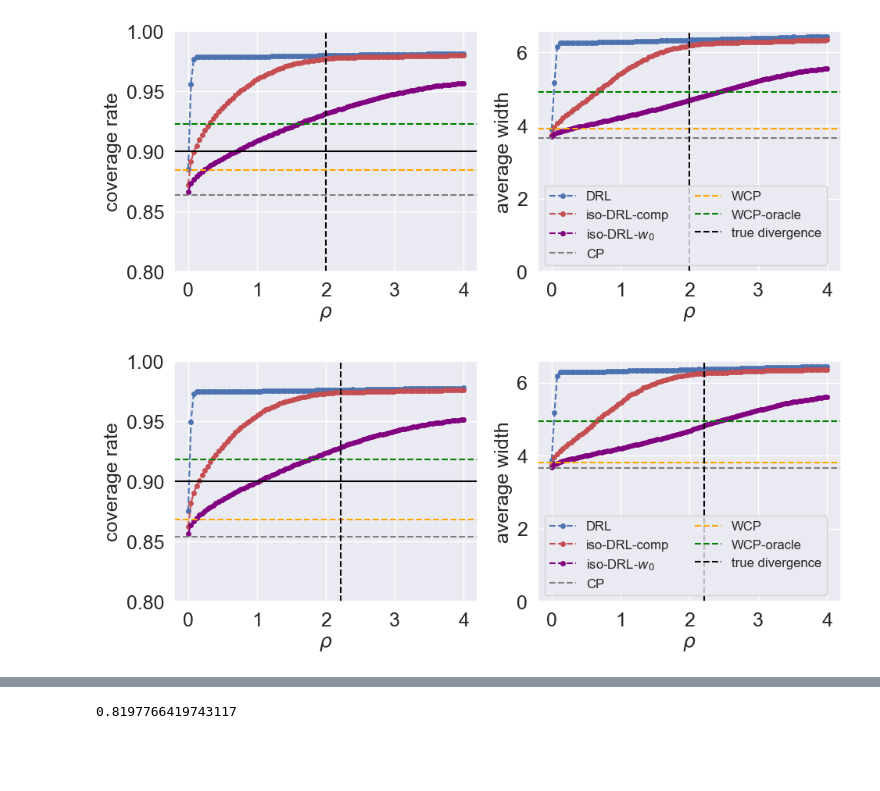
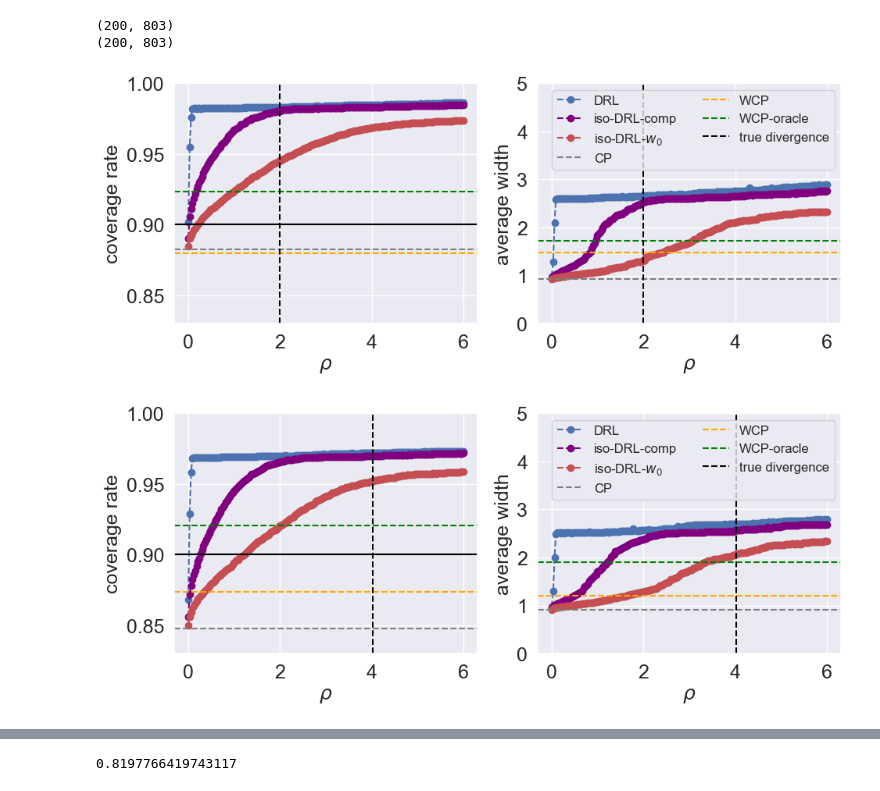
Before and after one commit to yugjerry/iso-DRL, a Jupyter notebook: plot.ipynb, the cells around one changed output, grey strips where cells are left out. Cells and saved outputs as stored; diff of their text form; code cells hidden in the pictures; blank space fills up the shorter version.

```diff
--- a/plot.ipynb
+++ b/plot.ipynb
@@ -46,9 +46,9 @@ plt.rc('figure', titlesize=BIGGER_SIZE)  # fontsize of the figure title
 # %%
 n1, n2 = 1000, 500
 repN = 1000
-d = 5
+d = 20
 mu_shift = 2.0
 alpha = 0.1
 f_div = 'kl'
 mis = True
-t_seq = [0.0, 0.25]
+t_seq = [0.0, 6.0]
@@ -134,12 +145,13 @@ for t_idx in t_seq:
 
     rho_mean = rho_hat_df.mean()
     rho_se = np.sqrt(rho_hat_df.var())
-    ax.errorbar(n_seq, rho_mean, yerr=rho_se, fmt='o--', color='black', ecolor='darkgray', elinewidth=4, capsize=0)
-    ax.set_xlabel(r'$n_{pre}$')
+    ax.plot(n_seq, rho_mean, 'o--', color='black')
+#     ax.errorbar(n_seq, rho_mean, yerr=rho_se, fmt='o--', color='black', ecolor='darkgray', elinewidth=4, capsize=0)
+    ax.set_xlabel(r'$n_{\rm pre}$')
     ax.set_ylabel(r'$D_{KL}(P^{target}||\hat{P})$')
 
     ylim_rho = rho_mean.max() + rho_se.max()
-    ax.set_ylim((0,ylim_rho*1.2))
+    ax.set_ylim((0,ylim_rho))
     plot_dir_rho = './plot/kl_%s_%s_%s_%s.pdf'%(repN,mu_shift,t_idx,mis)
     plt.savefig(plot_dir_rho, bbox_inches='tight')
 # %% [output]
@@ -152,15 +164,24 @@ for t_idx in t_seq:
 # %%
+repN = 200
 setting = "rho"
-pre_rt = 0.1
-rho_seq = np.linspace(0.002, 4, 100)
+n_pre = 50
+# rho_seq = np.linspace(0.002, 4, 100)
+rho_seq = np.linspace(0.002, 6, 200)
+other_order = True
+
 for t_idx in t_seq:
-    file_dir1 = './result/result/cov_%s_%s_%s_%s_%s_%s_%s_%s_%s.csv'% (n1,n2,repN,f_div,pre_rt,mu_shift,t_idx,mis,setting)
-    file_dir2 = './result/result/len_%s_%s_%s_%s_%s_%s_%s_%s_%s.csv'% (n1,n2,repN,f_div,pre_rt,mu_shift,t_idx,mis,setting)
-    plot_dir = './plot/plot_rho_%s_%s_%s_%s_%s_%s_%s_%s_%s.pdf'% (n1,n2,repN,f_div,pre_rt,mu_shift,t_idx,mis,setting)
+    file_dir1 = './result/result_1/cov_%s_%s_%s_%s_%s_%s_%s_%s_%s_%s.csv'% (n1,n2,d,repN,f_div,n_pre,mu_shift,t_idx,mis,setting)
+    file_dir2 = './result/result_1/len_%s_%s_%s_%s_%s_%s_%s_%s_%s_%s.csv'% (n1,n2,d,repN,f_div,n_pre,mu_shift,t_idx,mis,setting)
+    if other_order:
+        plot_dir = './plot/plot_rho_%s_%s_%s_%s_%s_%s_%s_%s_%s_%s_order.pdf'% (n1,n2,d,repN,f_div,n_pre,mu_shift,t_idx,mis,setting)
+    else:
+        plot_dir = './plot/plot_rho_%s_%s_%s_%s_%s_%s_%s_%s_%s_%s.pdf'% (n1,n2,d,repN,f_div,n_pre,mu_shift,t_idx,mis,setting)
     df_cov = pd.read_csv(file_dir1)
     df_len = pd.read_csv(file_dir2)
 
-    rho_star = 0.5 * ((mu_shift**2) + d * t_idx - np.log(1 + t_idx*d))
+    print(df_cov.shape)
+
+    rho_star = 0.5*((mu_shift)**2 + t_idx - np.log(1+t_idx))
 
     os.makedirs(os.path.dirname(plot_dir), exist_ok=True)
 
@@ -169,49 +190,64 @@ for t_idx in t_seq:
     cov_wt_oracle = np.mean(df_cov.to_numpy()[:,2])
     len_0 = np.mean(df_len.to_numpy()[:,0])
     len_wt = np.mean(df_len.to_numpy()[:,1])
     len_wt_oracle = np.mean(df_len.to_numpy()[:,2])
 
 
     cov_dro = np.mean(df_cov.to_numpy()[:,3:(3+len(rho_seq))], axis=0)
-    cov_isodro = np.mean(df_cov.to_numpy()[:,(3+len(rho_seq)):(3+2*len(rho_seq))], axis=0)
-    cov_isodro1 = np.mean(df_cov.to_numpy()[:,(3+2*len(rho_seq)):(3+3*len(rho_seq))], axis=0)
-    cov_rob = np.mean(df_cov.to_numpy()[:,(3+3*len(rho_seq)):(3+4*len(rho_seq))], axis=0)
+
+    if other_order:
+        cov_isodro = np.mean(df_cov.to_numpy()[:,(3+len(rho_seq)):(3+2*len(rho_seq))], axis=0)
+        cov_isodro1 = np.mean(df_cov.to_numpy()[:,(3+2*len(rho_seq)):(3+3*len(rho_seq))], axis=0)
+#     cov_rob = np.mean(df_cov.to_numpy()[:,(3+3*len(rho_seq)):(3+4*len(rho_seq))], axis=0)
+    else:
+        cov_isodro = np.mean(df_cov.to_numpy()[:,(3+2*len(rho_seq)):(3+3*len(rho_seq))], axis=0)
 
     len_dro = np.mean(df_len.to_numpy()[:,3:(3+len(rho_seq))], axis=0)
-    len_isodro = np.mean(df_len.to_numpy()[:,(3+len(rho_seq)):(3+2*len(rho_seq))], axis=0)
-    len_isodro1 = np.mean(df_len.to_numpy()[:,(3+2*len(rho_seq)):(3+3*len(rho_seq))], axis=0)
-    len_rob = np.mean(df_len.to_numpy()[:,(3+3*len(rho_seq)):(3+4*len(rho_seq))], axis=0)
+    if other_order:
+        len_isodro = np.mean(df_len.to_numpy()[:,(3+len(rho_seq)):(3+2*len(rho_seq))], axis=0)
+        len_isodro1 = np.mean(df_len.to_numpy()[:,(3+2*len(rho_seq)):(3+3*len(rho_seq))], axis=0)
+#     len_rob = np.mean(df_len.to_numpy()[:,(3+3*len(rho_seq)):(3+4*len(rho_seq))], axis=0)
+    else:
+        len_isodro = np.mean(df_len.to_numpy()[:,(3+2*len(rho_seq)):(3+3*len(rho_seq))], axis=0)
 
     fig, ax = plt.subplots(1,2,figsize=(11,4))
-    ax[0].plot(rho_seq, cov_dro, 'bo--', markersize=4, label='DRL')
+    ax[0].plot(rho_seq, cov_dro, 'bo--', markersize=6, label='DRL')
 #     ax[0].plot(rho_seq, cov_rob, c='lightseagreen', linestyle='--', marker='o', markersize=4, label=r'RCP')
-    ax[0].plot(rho_seq, cov_isodro, 'ro--', markersize=4, label='iso-DRL-comp')
-    ax[0].plot(rho_seq, cov_isodro1, c='purple', linestyle='--', marker='o', markersize=4, label=r'iso-DRL-$w_0$')
-    ax[0].set_ylim((0.8,1))
+    if other_order:
+        ax[0].plot(rho_seq, cov_isodro, c='purple', linestyle='--', marker='o', markersize=6, label='iso-DRL-comp')
+        ax[0].plot(rho_seq, cov_isodro1, 'ro--', markersize=6, label=r'iso-DRL-$w_0$')
+    else:
+        ax[0].plot(rho_seq, cov_isodro, 'ro--', marker='o', markersize=6, label=r'iso-DRL-$w_0$')
+    ax[0].set_ylim((0.83,1))
     ax[0].set_ylabel('coverage rate')
     ax[0].set_xlabel(r'$\rho$')
     ax[0].axhline(y=cov_0, c='gray', linestyle='--', label='CP')
     ax[0].axhline(y=cov_wt, c='orange', linestyle='--', label='WCP')
     ax[0].axhline(y=cov_wt_oracle, c='green', linestyle='--', label='WCP-oracle')
     ax[0].axhline(y=1-alpha, c='black', linestyle='-')
     ax[0].axvline(x=rho_star, c='black', linestyle='--', label='true divergence')
 
-    ax[1].plot(rho_seq, len_dro, 'bo--', markersize=4, label='DRL')
+    ax[1].plot(rho_seq, len_dro, 'bo--', markersize=6, label='DRL')
 #     ax[1].plot(rho_seq, len_rob, c='lightseagreen', linestyle='--', marker='o', markersize=4, label=r'RCP')
-    ax[1].plot(rho_seq, len_isodro, 'ro--', markersize=4, label='iso-DRL-comp')
-    ax[1].plot(rho_seq, len_isodro1, c='purple', linestyle='--', marker='o', markersize=4, label=r'iso-DRL-$w_0$')
+    if other_order:
+        ax[1].plot(rho_seq, len_isodro, c='purple', linestyle='--', marker='o', markersize=6, label='iso-DRL-comp')
+        ax[1].plot(rho_seq, len_isodro1, 'ro--', markersize=6, label=r'iso-DRL-$w_0$')
+    else:
+        ax[1].plot(rho_seq, len_isodro, 'ro--', marker='o', markersize=6, label=r'iso-DRL-$w_0$')
     ax[1].axhline(y=len_0, c='gray', linestyle='--', label='CP')
     ax[1].axhline(y=len_wt, c='orange', linestyle='--', label='WCP')
     ax[1].axhline(y=len_wt_oracle, c='green', linestyle='--', label='WCP-oracle')
     ax[1].axvline(x=rho_star, c='black', linestyle='--', label='true divergence')
-    ax[1].set_ylim(bottom=0)
+    ax[1].set_ylim((0,5))
     ax[1].set_ylabel('average width')
     ax[1].set_xlabel(r'$\rho$')
     ax[1].legend(loc='best', ncol=2, prop={'size': 12})
     plt.savefig(plot_dir, bbox_inches='tight')
 # %% [output]
+(200, 803)
+(200, 803)
-[figure, old version]
+[figure, new version]
-[figure, old version]
+[figure, new version]
 # %%
 # setting = "rho"
 # pre_rt = 0.1
```
Also changed, not shown: parts of 7 cells of this notebook, 4 other files.
